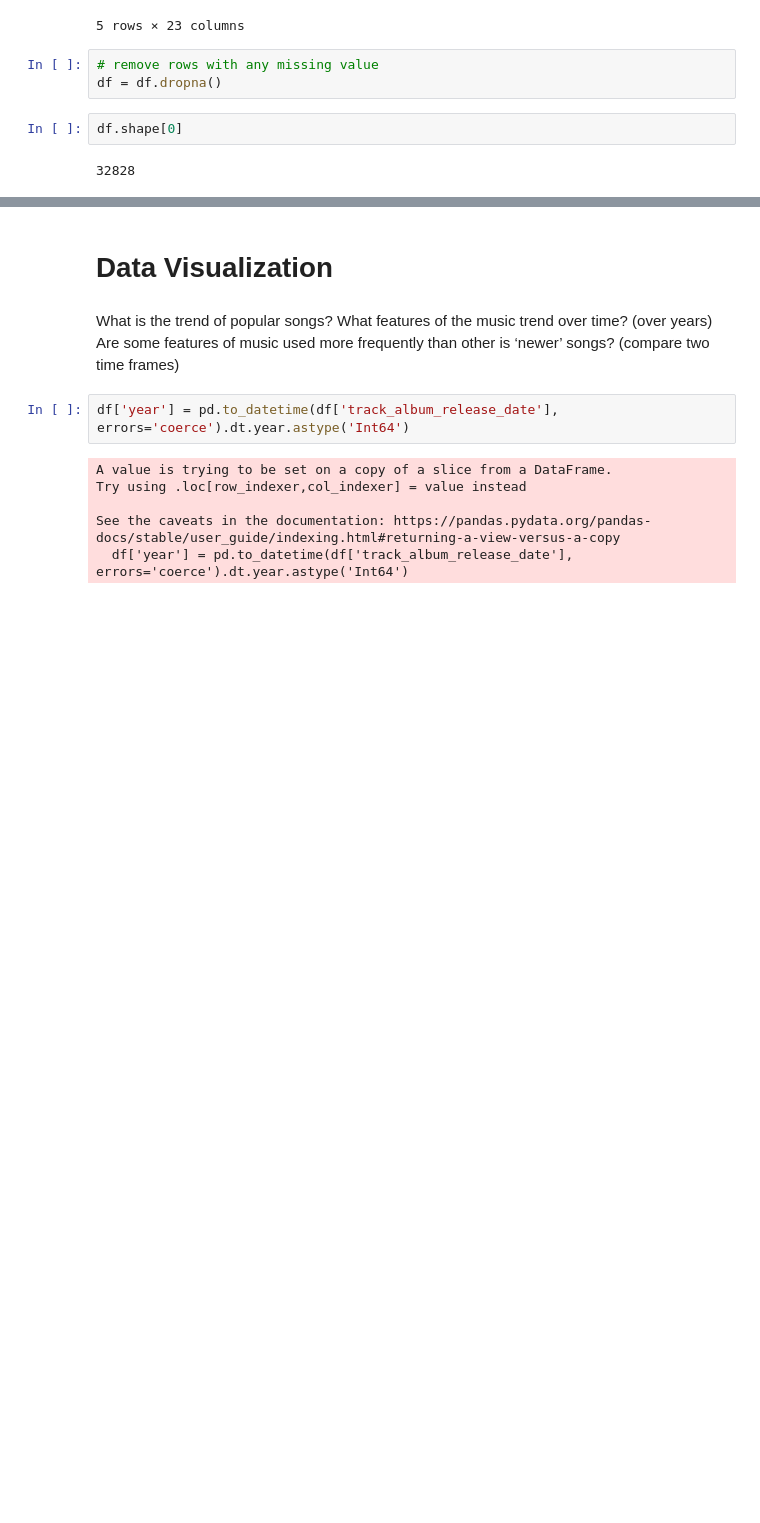
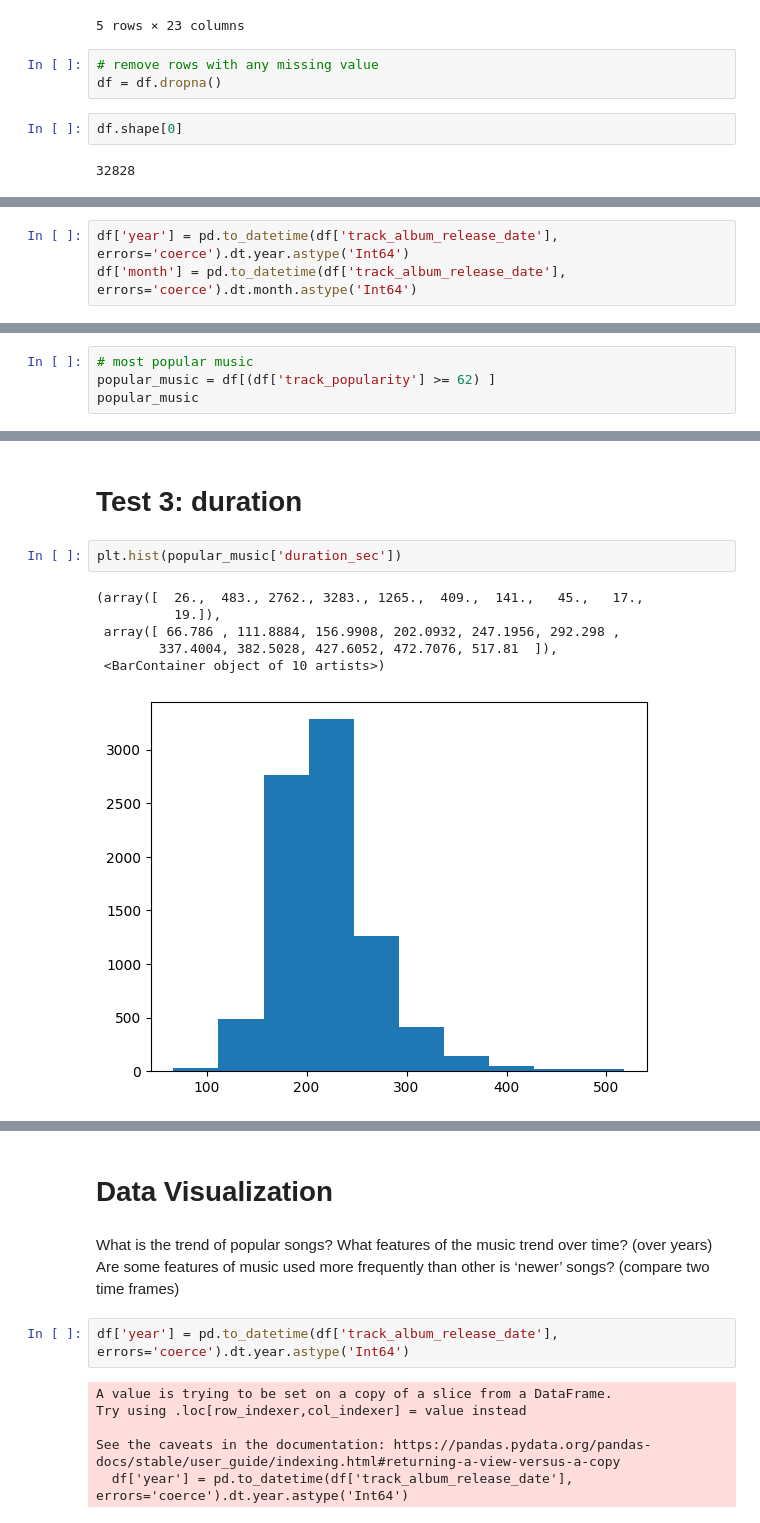
Before and after one commit to hayooniverse/Spotify-Recommendation-Systems, a Jupyter notebook: spotify trend.ipynb, the cells around one changed output, grey strips where cells are left out. Drawn from its saved outputs; the diff is of its cells as text; blank space fills up the shorter version.

```diff
--- a/spotify trend.ipynb
+++ b/spotify trend.ipynb
@@ -70,0 +192,3 @@ df.shape[0]
+# %%
+df['year'] = pd.to_datetime(df['track_album_release_date'], errors='coerce').dt.year.astype('Int64')
+df['month'] = pd.to_datetime(df['track_album_release_date'], errors='coerce').dt.month.astype('Int64')
@@ -70,0 +224,4 @@ df.shape[0]
+# %%
+# most popular music
+popular_music = df[(df['track_popularity'] >= 62) ]
+popular_music
@@ -70,0 +390,11 @@ df.shape[0]
+# %% [markdown]
+# Test 3: duration
+# %%
+plt.hist(popular_music['duration_sec'])
+# %% [output]
+(array([  26.,  483., 2762., 3283., 1265.,  409.,  141.,   45.,   17.,
+          19.]),
+ array([ 66.786 , 111.8884, 156.9908, 202.0932, 247.1956, 292.298 ,
+        337.4004, 382.5028, 427.6052, 472.7076, 517.81  ]),
+ <BarContainer object of 10 artists>)
+[figure, added]
```
Also changed, not shown: parts of 37 cells of this notebook.
